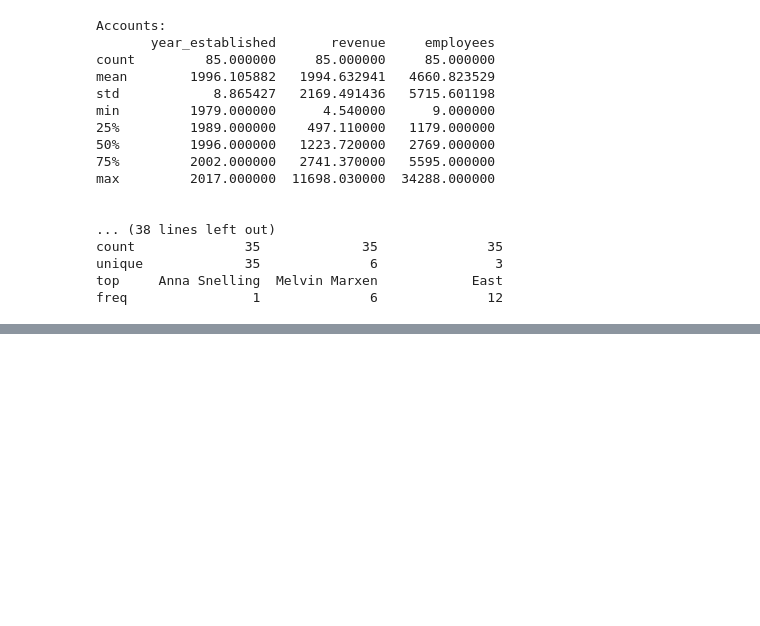
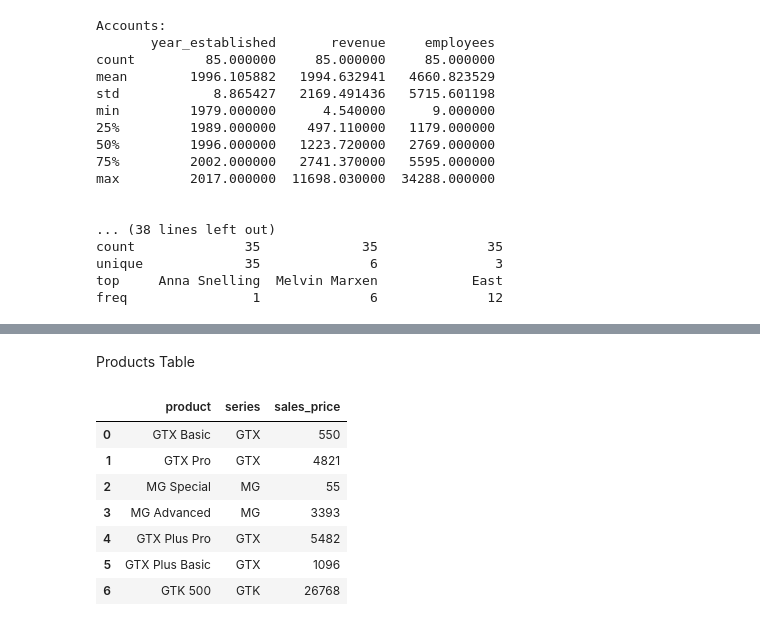
Before and after one commit to SuyogPatgave/Python_Codes-Projects, a Jupyter notebook: CRM_Project.ipynb, the cells around one changed output, grey strips where cells are left out. Saved outputs shown, nothing was run; the diff lists cells and outputs as text; code cells hidden in the pictures; blank space fills up the shorter version.

```diff
--- a/CRM_Project.ipynb
+++ b/CRM_Project.ipynb
@@ -69,0 +132,13 @@ freq                1              6              12
+# %% [markdown]
+Products Table
+# %%
+prdts
+# %% [output]
+|  | product | series | sales_price |
+| 0 | GTX Basic | GTX | 550 |
+| 1 | GTX Pro | GTX | 4821 |
+| 2 | MG Special | MG | 55 |
+| 3 | MG Advanced | MG | 3393 |
+| 4 | GTX Plus Pro | GTX | 5482 |
+| 5 | GTX Plus Basic | GTX | 1096 |
+| 6 | GTK 500 | GTK | 26768 |
```
Also changed, not shown: parts of 10 cells of this notebook.
